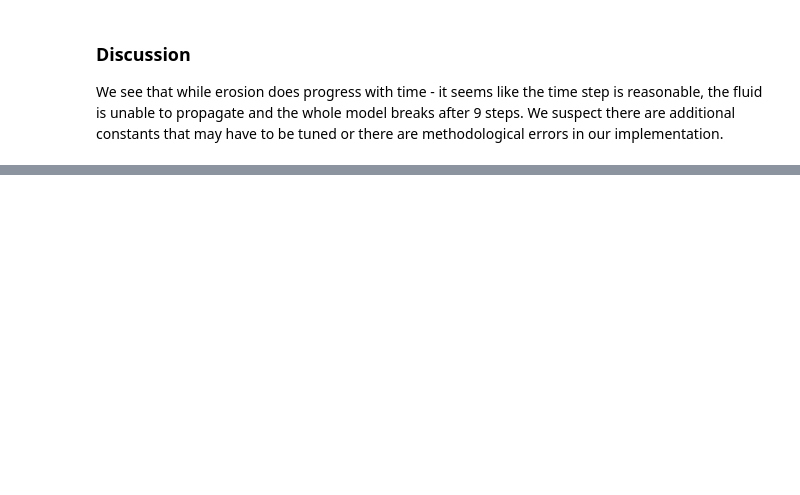
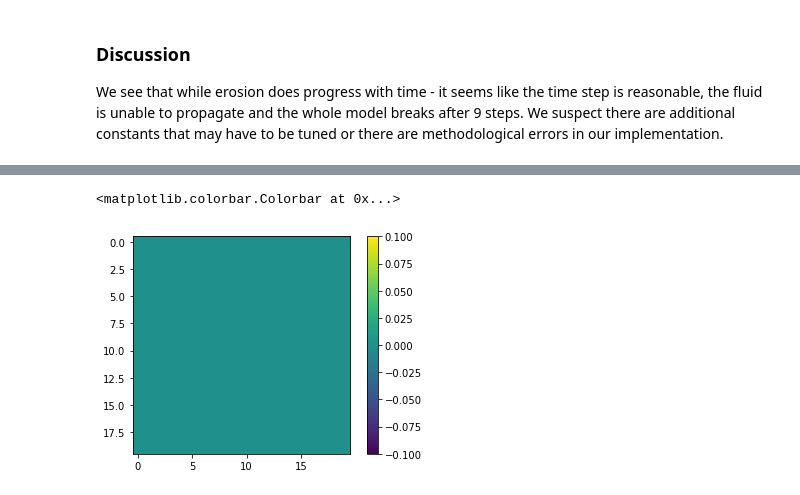
Before and after one commit to Julians42/AM205_Final_Project, a Jupyter notebook: erode_2D.ipynb, the cells around one changed output, grey strips where cells are left out. Cells and saved outputs as stored; diff of their text form; code cells hidden in the pictures; blank space fills up the shorter version.

```diff
--- a/erode_2D.ipynb
+++ b/erode_2D.ipynb
@@ -92,0 +102,7 @@ We see that while erosion does progress with time - it seems like the time step
+# %%
+plt.imshow(rho_np1(smoothed, rho0, dim, dt=0.5, c=0.05**2))
+# plt.imshow(rhos[0])
+plt.colorbar()
+# %% [output]
+<matplotlib.colorbar.Colorbar at 0x...>
+[figure, added]
```
Also changed, not shown: parts of 5 cells of this notebook, 3 other files.
